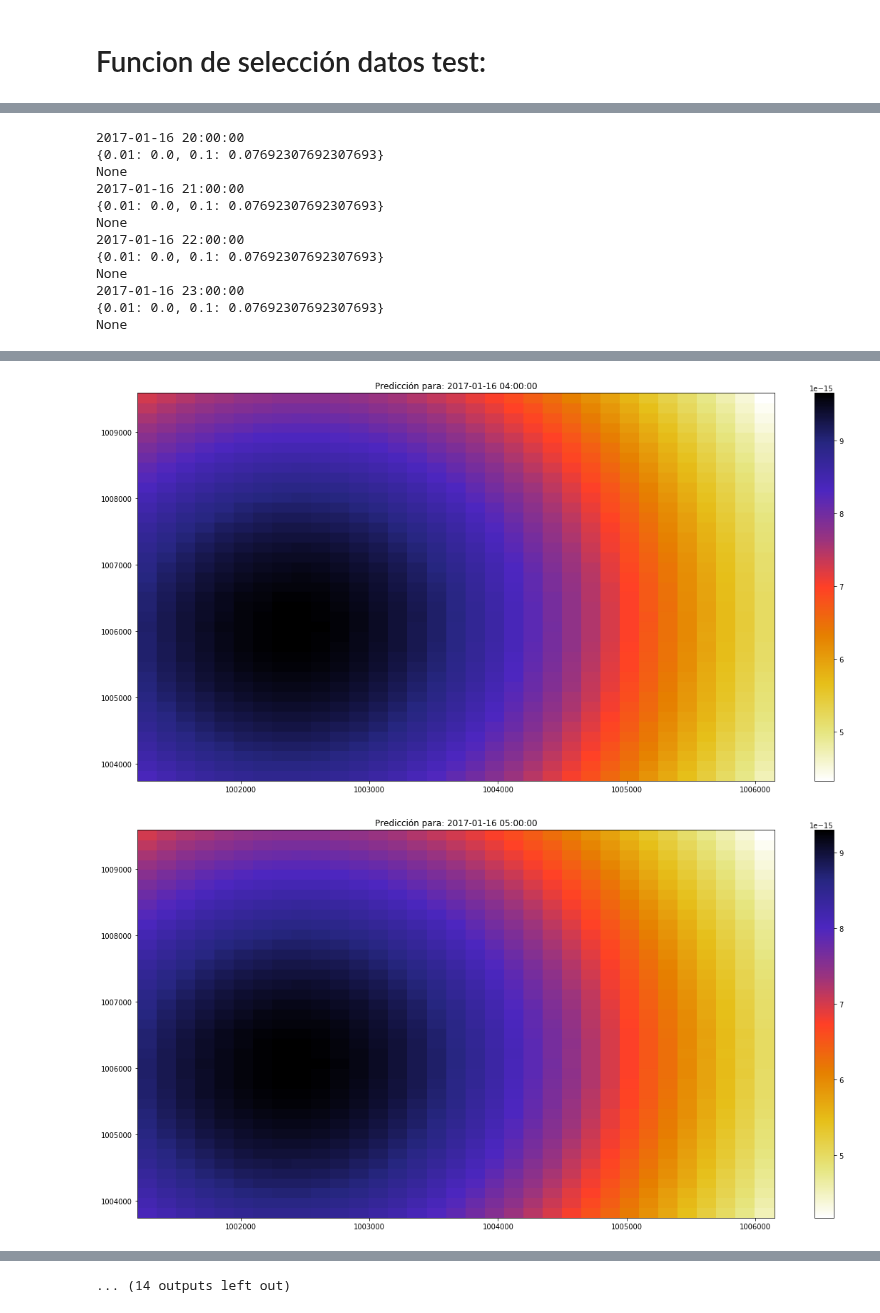
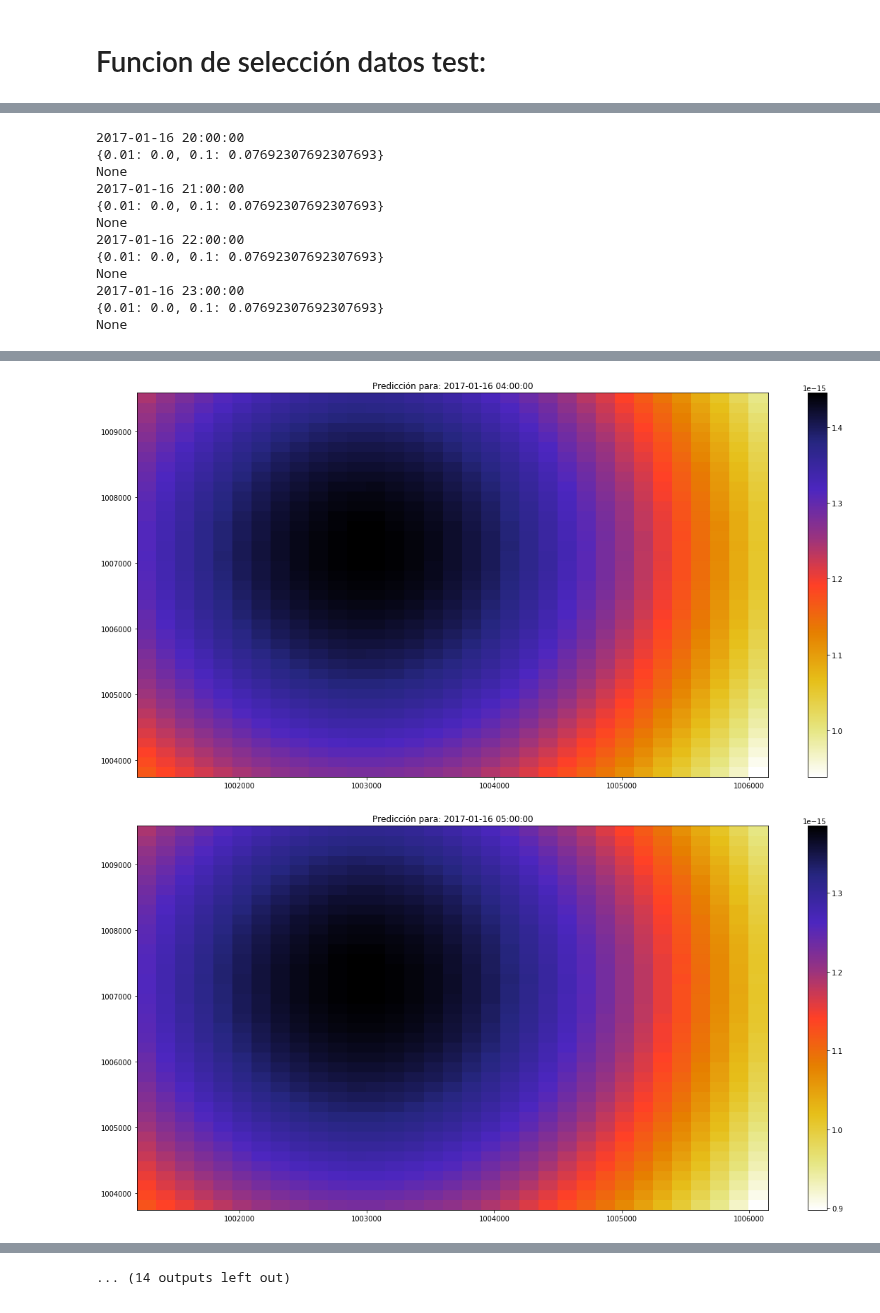
Before and after one commit to jrudascas/security_project, a Jupyter notebook: aggressive_behavior_model/SEPP/TEST_BOGOTA_SEPP.ipynb, the cells around one changed output, grey strips where cells are left out. Drawn from its saved outputs; the diff is of its cells as text; code cells hidden in the pictures.

```diff
--- a/aggressive_behavior_model/SEPP/TEST_BOGOTA_SEPP.ipynb
+++ b/aggressive_behavior_model/SEPP/TEST_BOGOTA_SEPP.ipynb
@@ -39,3 +51,6 @@ df = pd.read_csv('verify_enrich_nuse_29112019.csv')
+# %%
+path = '/Users/anamaria/Desktop/dev/security_project'
+df = pd.read_csv(path+'/datasets/verify_enrich_nuse_29112019.csv')
 # %% [markdown]
 # Funcion de selección datos test:
 # %%
@@ -87,8 +102,8 @@ def selectData(nameLoc,dateIni,dateEnd):
 #Cargando el pkl del modelo entrenado
 import pickle
 delito = 'Rina'
-comuna = 5
-pkl='pkl/Train'+str(delito)+str(comuna)+'.pkl'
+localidad = "Chapinero"
+pkl='pkl/Train'+str(delito)+str(localidad)+'.pkl'
 infile = open(pkl,'rb')
 modelCrime = pickle.load(infile)
 infile.close()
@@ -121,7 +136,7 @@ for iHour in range(24):
     hitrates = open_cp.evaluation.hit_rates(gridpred, points_crime, [0.01,0.1])
     fig, ax = plt.subplots(figsize=(20,10))
     m = ax.pcolormesh(*gridpred.mesh_data(), gridpred.intensity_matrix, cmap="CMRmap_r")
-    ax.set_title("Predicción para: "+str(predict_time) + "hirate" + )
+    ax.set_title("Predicción para: "+str(predict_time))
     fig.colorbar(m, ax=ax)
     print(predict_time)
     print(print(hitrates))
@@ -162,2 +177,2 @@ None
-[figure, old version]
+[figure, new version]
-[figure, old version]
+[figure, new version]
```
Also changed, not shown: parts of 6 cells of this notebook, 1 other file.
